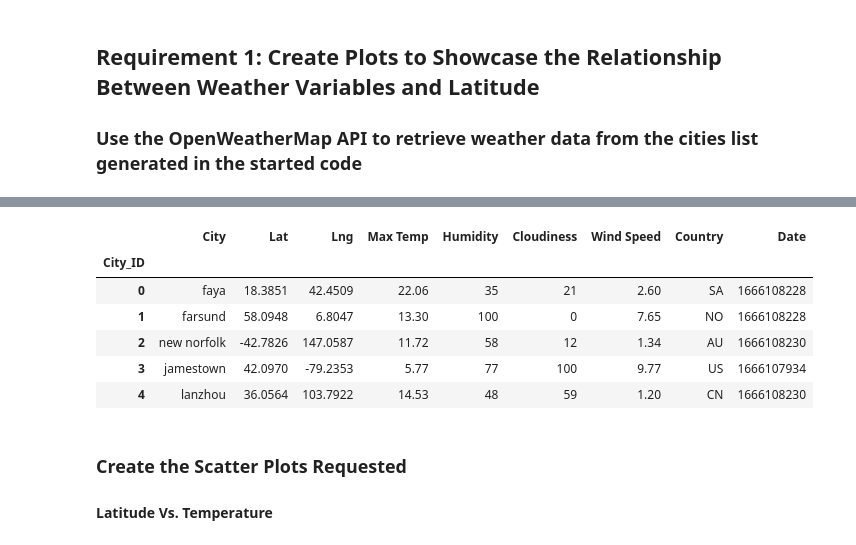
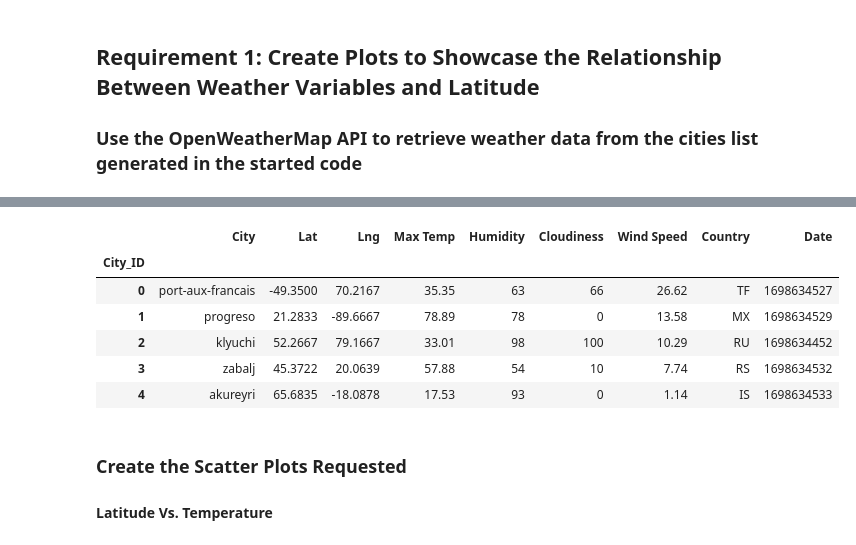
Before and after one commit to eeneedles/python-api-challenge, a Jupyter notebook: WeatherPy/WeatherPy.ipynb, the cells around one changed output, grey strips where cells are left out. Saved outputs shown, nothing was run; the diff lists cells and outputs as text; code cells hidden in the pictures.

```diff
--- a/WeatherPy/WeatherPy.ipynb
+++ b/WeatherPy/WeatherPy.ipynb
@@ -172,17 +174,17 @@ city_data_df.to_csv("output_data/cities.csv", index_label="City_ID")
 # %%
 # Read saved data
-city_data_df = pd.read_csv("output_data/cities.csv", index_col="City_ID")
+city_data_df = pd.read_csv("../cities.csv", index_col="City_ID")
 
 # Display sample data
 city_data_df.head()
 # %% [output]
 |  | City | Lat | Lng | Max Temp | Humidity | Cloudiness | Wind Speed | Country | Date |
 | City_ID |  |  |  |  |  |  |  |  |  |
-| 0 | faya | 18.3851 | 42.4509 | 22.06 | 35 | 21 | 2.60 | SA | 1666108228 |
-| 1 | farsund | 58.0948 | 6.8047 | 13.30 | 100 | 0 | 7.65 | NO | 1666108228 |
-| 2 | new norfolk | -42.7826 | 147.0587 | 11.72 | 58 | 12 | 1.34 | AU | 1666108230 |
-| 3 | jamestown | 42.0970 | -79.2353 | 5.77 | 77 | 100 | 9.77 | US | 1666107934 |
-| 4 | lanzhou | 36.0564 | 103.7922 | 14.53 | 48 | 59 | 1.20 | CN | 1666108230 |
+| 0 | port-aux-francais | -49.3500 | 70.2167 | 35.35 | 63 | 66 | 26.62 | TF | 1698634527 |
+| 1 | progreso | 21.2833 | -89.6667 | 78.89 | 78 | 0 | 13.58 | MX | 1698634529 |
+| 2 | klyuchi | 52.2667 | 79.1667 | 33.01 | 98 | 100 | 10.29 | RU | 1698634452 |
+| 3 | zabalj | 45.3722 | 20.0639 | 57.88 | 54 | 10 | 7.74 | RS | 1698634532 |
+| 4 | akureyri | 65.6835 | -18.0878 | 17.53 | 93 | 0 | 1.14 | IS | 1698634533 |
 # %% [markdown]
 ### Create the Scatter Plots Requested
 
```
Also changed, not shown: parts of 29 cells of this notebook, 1 other file.
